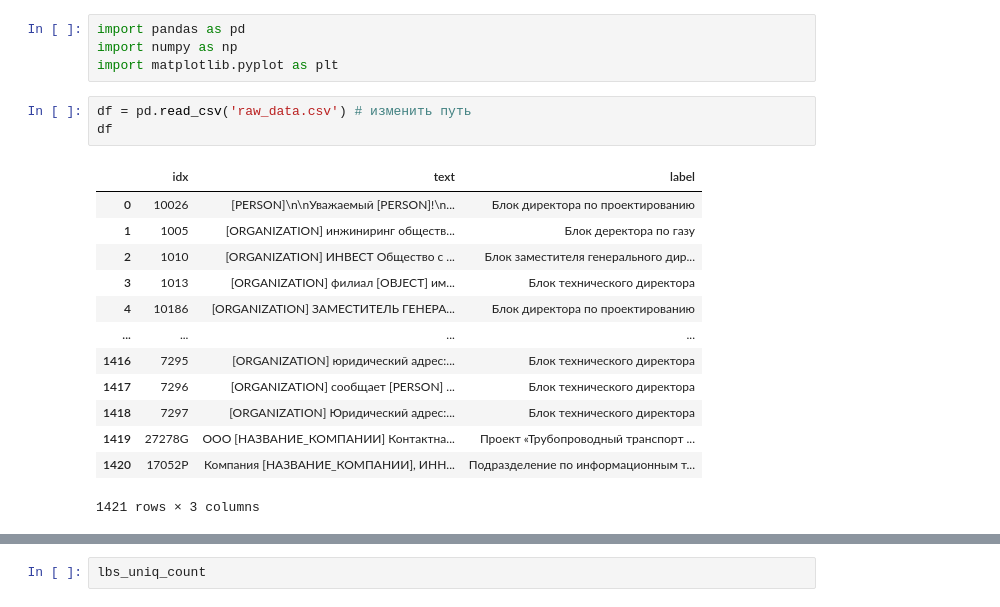
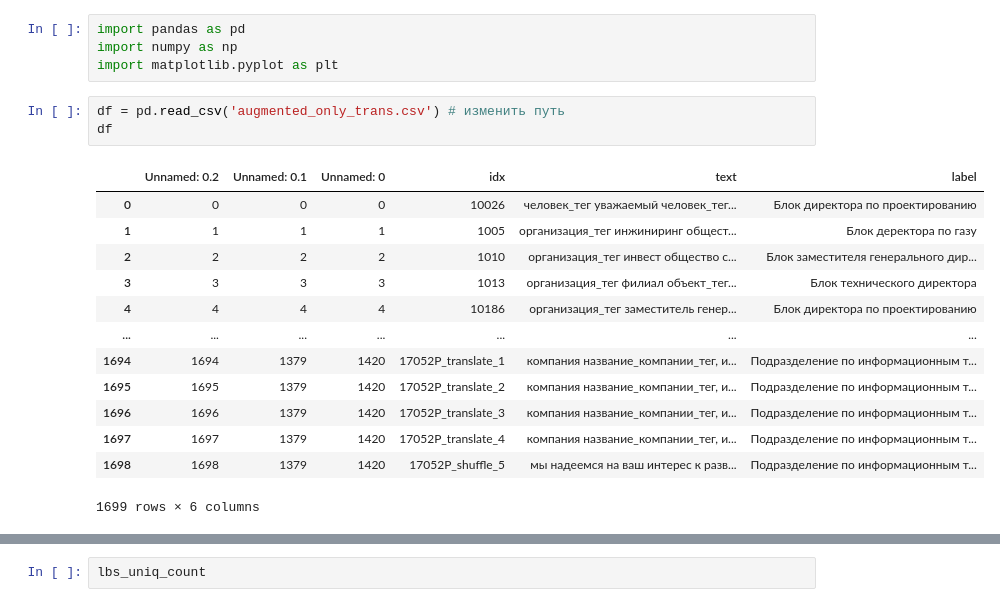
Before and after one commit to KirillPetukhov1/itmo, a Jupyter notebook: proectnay_shkola/hakaton/start.ipynb, the cells around one changed output, grey strips where cells are left out. Saved outputs shown, nothing was run; the diff lists cells and outputs as text.

```diff
--- a/proectnay_shkola/hakaton/start.ipynb
+++ b/proectnay_shkola/hakaton/start.ipynb
@@ -24,22 +24,22 @@ import pandas as pd
 import numpy as np
 import matplotlib.pyplot as plt
 # %%
-df = pd.read_csv('raw_data.csv') # изменить путь
+df = pd.read_csv('augmented_only_trans.csv') # изменить путь
 df
 # %% [output]
-|  | idx | text | label |
-| 0 | 10026 | [PERSON]\n\nУважаемый [PERSON]!\n... | Блок директора по проектированию |
-| 1 | 1005 | [ORGANIZATION] инжиниринг обществ... | Блок деректора по газу |
-| 2 | 1010 | [ORGANIZATION] ИНВЕСТ Общество с ... | Блок заместителя генерального дир... |
-| 3 | 1013 | [ORGANIZATION] филиал [OBJECT] им... | Блок технического директора |
-| 4 | 10186 | [ORGANIZATION] ЗАМЕСТИТЕЛЬ ГЕНЕРА... | Блок директора по проектированию |
-| ... | ... | ... | ... |
-| 1416 | 7295 | [ORGANIZATION] юридический адрес:... | Блок технического директора |
-| 1417 | 7296 | [ORGANIZATION] сообщает [PERSON] ... | Блок технического директора |
-| 1418 | 7297 | [ORGANIZATION] Юридический адрес:... | Блок технического директора |
-| 1419 | 27278G | ООО [НАЗВАНИЕ_КОМПАНИИ] Контактна... | Проект «Трубопроводный транспорт ... |
-| 1420 | 17052P | Компания [НАЗВАНИЕ_КОМПАНИИ], ИНН... | Подразделение по информационным т... |
+|  | Unnamed: 0.2 | Unnamed: 0.1 | Unnamed: 0 | idx | text | label |
+| 0 | 0 | 0 | 0 | 10026 | человек_тег уважаемый человек_тег... | Блок директора по проектированию |
+| 1 | 1 | 1 | 1 | 1005 | организация_тег инжиниринг общест... | Блок деректора по газу |
+| 2 | 2 | 2 | 2 | 1010 | организация_тег инвест общество с... | Блок заместителя генерального дир... |
+| 3 | 3 | 3 | 3 | 1013 | организация_тег филиал объект_тег... | Блок технического директора |
+| 4 | 4 | 4 | 4 | 10186 | организация_тег заместитель генер... | Блок директора по проектированию |
+| ... | ... | ... | ... | ... | ... | ... |
+| 1694 | 1694 | 1379 | 1420 | 17052P_translate_1 | компания название_компании_тег, и... | Подразделение по информационным т... |
+| 1695 | 1695 | 1379 | 1420 | 17052P_translate_2 | компания название_компании_тег, и... | Подразделение по информационным т... |
+| 1696 | 1696 | 1379 | 1420 | 17052P_translate_3 | компания название_компании_тег, и... | Подразделение по информационным т... |
+| 1697 | 1697 | 1379 | 1420 | 17052P_translate_4 | компания название_компании_тег, и... | Подразделение по информационным т... |
+| 1698 | 1698 | 1379 | 1420 | 17052P_shuffle_5 | мы надеемся на ваш интерес к разв... | Подразделение по информационным т... |
-1421 rows × 3 columns
+1699 rows × 6 columns
 # %%
 # Распределение меток (классов)
 lbs = df['label']
```
Also changed, not shown: parts of 9 cells of this notebook, 35 other files.
